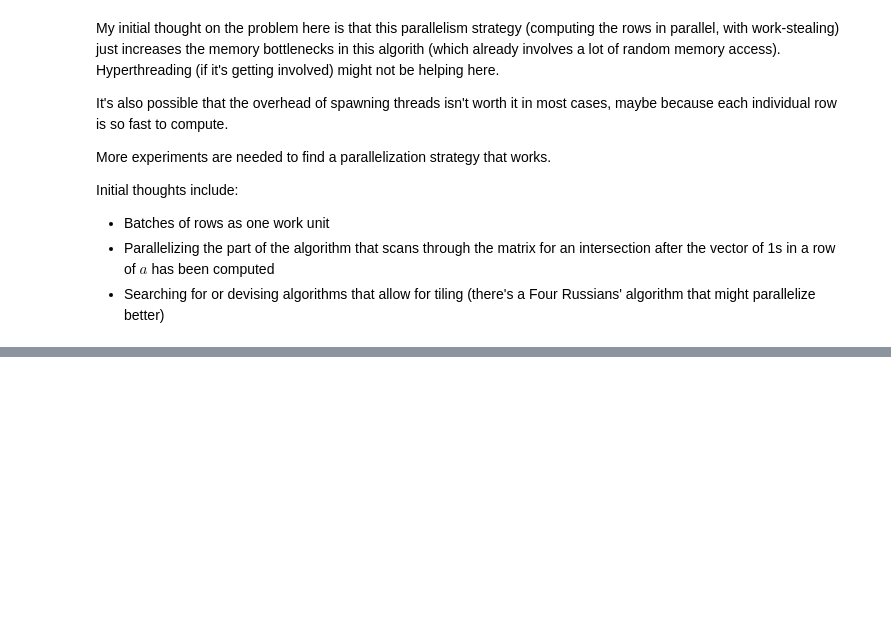
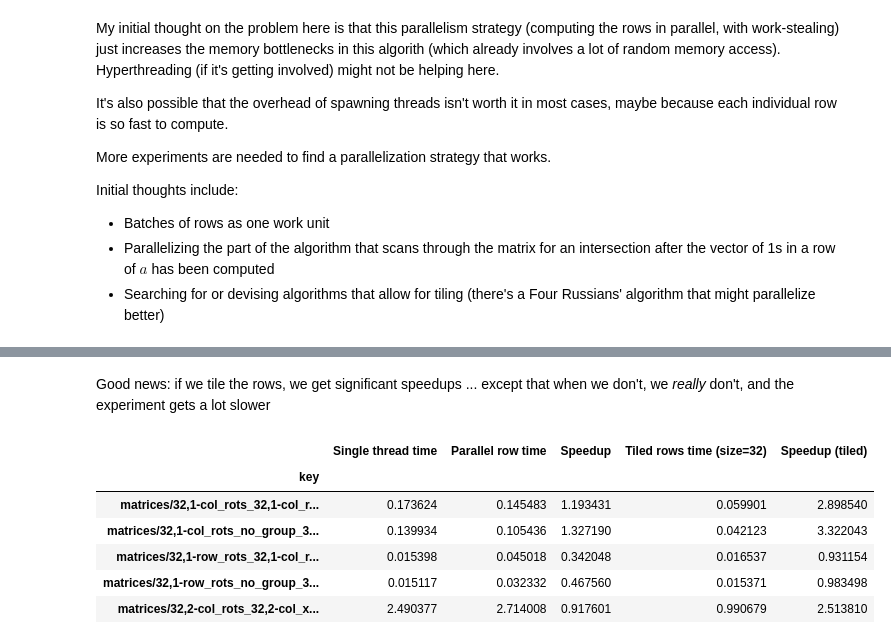
Before and after one commit to krzysz00/swizzleflow, a Jupyter notebook: notebooks/2020-05-13-parallelism-experiment.ipynb, the cells around one changed output, grey strips where cells are left out. Drawn from its saved outputs; the diff is of its cells as text; code cells hidden in the pictures; blank space fills up the shorter version.

```diff
--- a/notebooks/2020-05-13-parallelism-experiment.ipynb
+++ b/notebooks/2020-05-13-parallelism-experiment.ipynb
@@ -106,0 +161,14 @@ time_table.to_csv('../results/2020-05-13-row-parallelism-times.csv')
+# %% [markdown]
+Good news: if we tile the rows, we get significant speedups ... except that when we don't, we _really_ don't, and the experiment gets a lot slower
+# %%
+time_table[rows_tiled_time.name] = rows_tiled_time
+time_table[speedup_tiled.name] = speedup_tiled
+time_table.head()
+# %% [output]
+|  | Single thread time | Parallel row time | Speedup | Tiled rows time (size=32) | Speedup (tiled) |
+| key |  |  |  |  |  |
+| matrices/32,1-col_rots_32,1-col_r... | 0.173624 | 0.145483 | 1.193431 | 0.059901 | 2.898540 |
+| matrices/32,1-col_rots_no_group_3... | 0.139934 | 0.105436 | 1.327190 | 0.042123 | 3.322043 |
+| matrices/32,1-row_rots_32,1-col_r... | 0.015398 | 0.045018 | 0.342048 | 0.016537 | 0.931154 |
+| matrices/32,1-row_rots_no_group_3... | 0.015117 | 0.032332 | 0.467560 | 0.015371 | 0.983498 |
+| matrices/32,2-col_rots_32,2-col_x... | 2.490377 | 2.714008 | 0.917601 | 0.990679 | 2.513810 |
```
Also changed, not shown: parts of 11 cells of this notebook, 3 other files.
